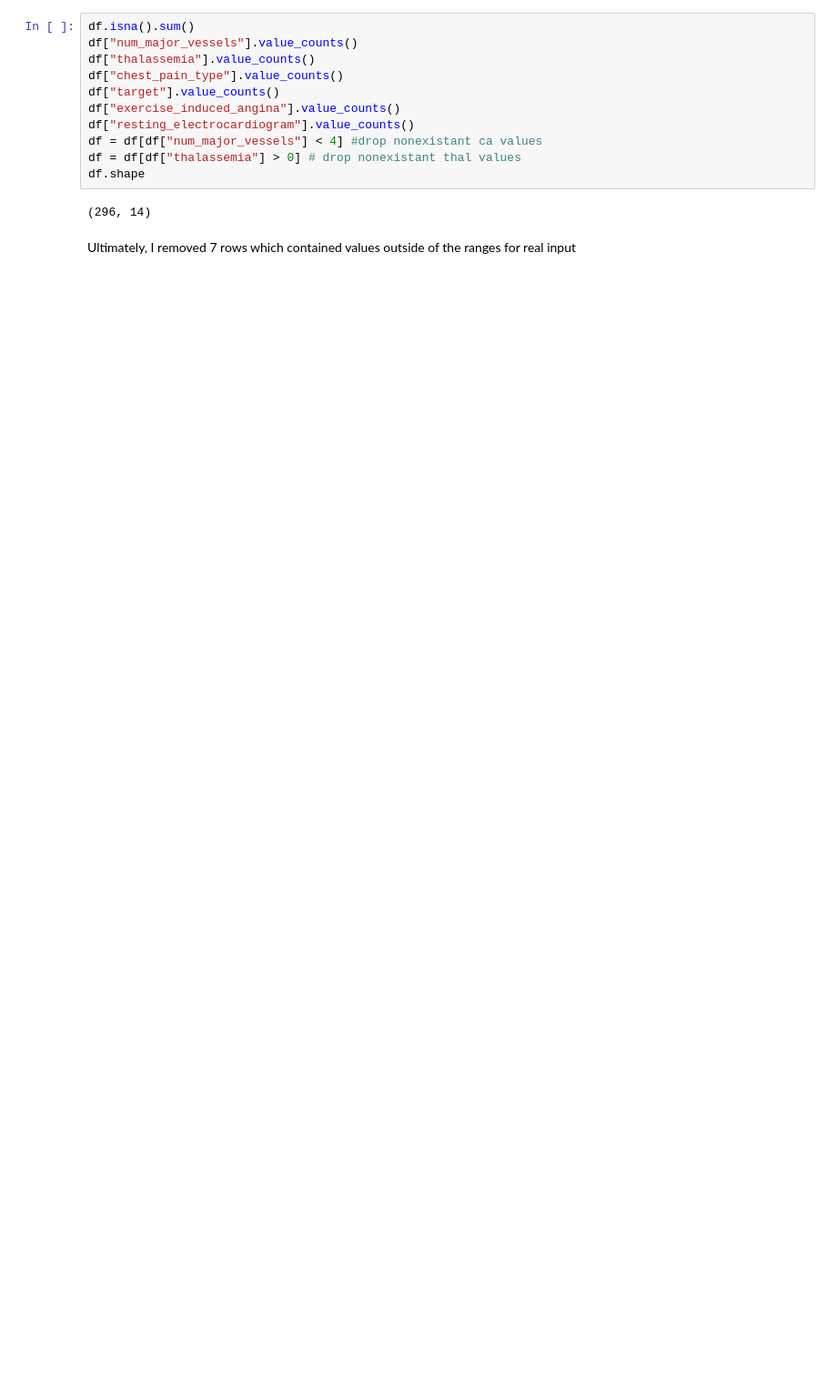
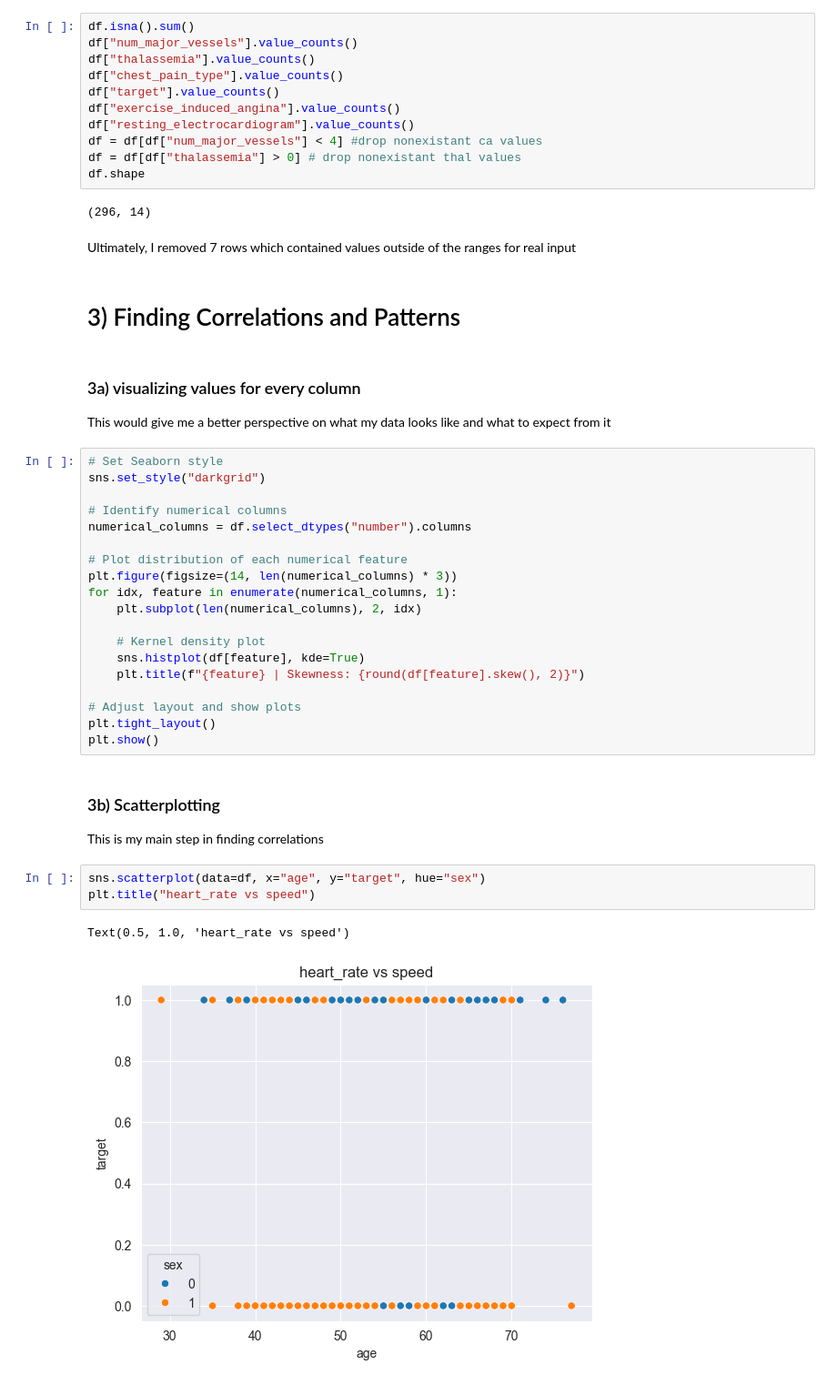
Before and after one commit to NicEkstrand/Heart-Disease-Analysis, a Jupyter notebook: dataanalysis.ipynb, the cells around one changed output. Shown: that part at 91% size. Saved outputs shown, nothing was run; the diff lists cells and outputs as text; blank space fills up the shorter version.

Commit message:
Graphs to find correlations

```diff
--- a/dataanalysis.ipynb
+++ b/dataanalysis.ipynb
@@ -74,3 +91,36 @@ df.shape
 (296, 14)
 # %% [markdown]
 Ultimately, I removed 7 rows which contained values outside of the ranges for real input
+# %% [markdown]
+# 3) Finding Correlations and Patterns
+# %% [markdown]
+### 3a) visualizing values for every column
+This would give me a better perspective on what my data looks like and what to expect from it
+# %%
+# Set Seaborn style
+sns.set_style("darkgrid")
+
+# Identify numerical columns
+numerical_columns = df.select_dtypes("number").columns
+
+# Plot distribution of each numerical feature
+plt.figure(figsize=(14, len(numerical_columns) * 3))
+for idx, feature in enumerate(numerical_columns, 1):
+	plt.subplot(len(numerical_columns), 2, idx)
+
+	# Kernel density plot
+	sns.histplot(df[feature], kde=True)
+	plt.title(f"{feature} | Skewness: {round(df[feature].skew(), 2)}")
+
+# Adjust layout and show plots
+plt.tight_layout()
+plt.show()
+# %% [markdown]
+### 3b) Scatterplotting
+This is my main step in finding correlations
+# %%
+sns.scatterplot(data=df, x="age", y="target", hue="sex")
+plt.title("heart_rate vs speed")
+# %% [output]
+Text(0.5, 1.0, 'heart_rate vs speed')
+[figure, added]
```
Also changed, not shown: parts of 14 cells of this notebook.
